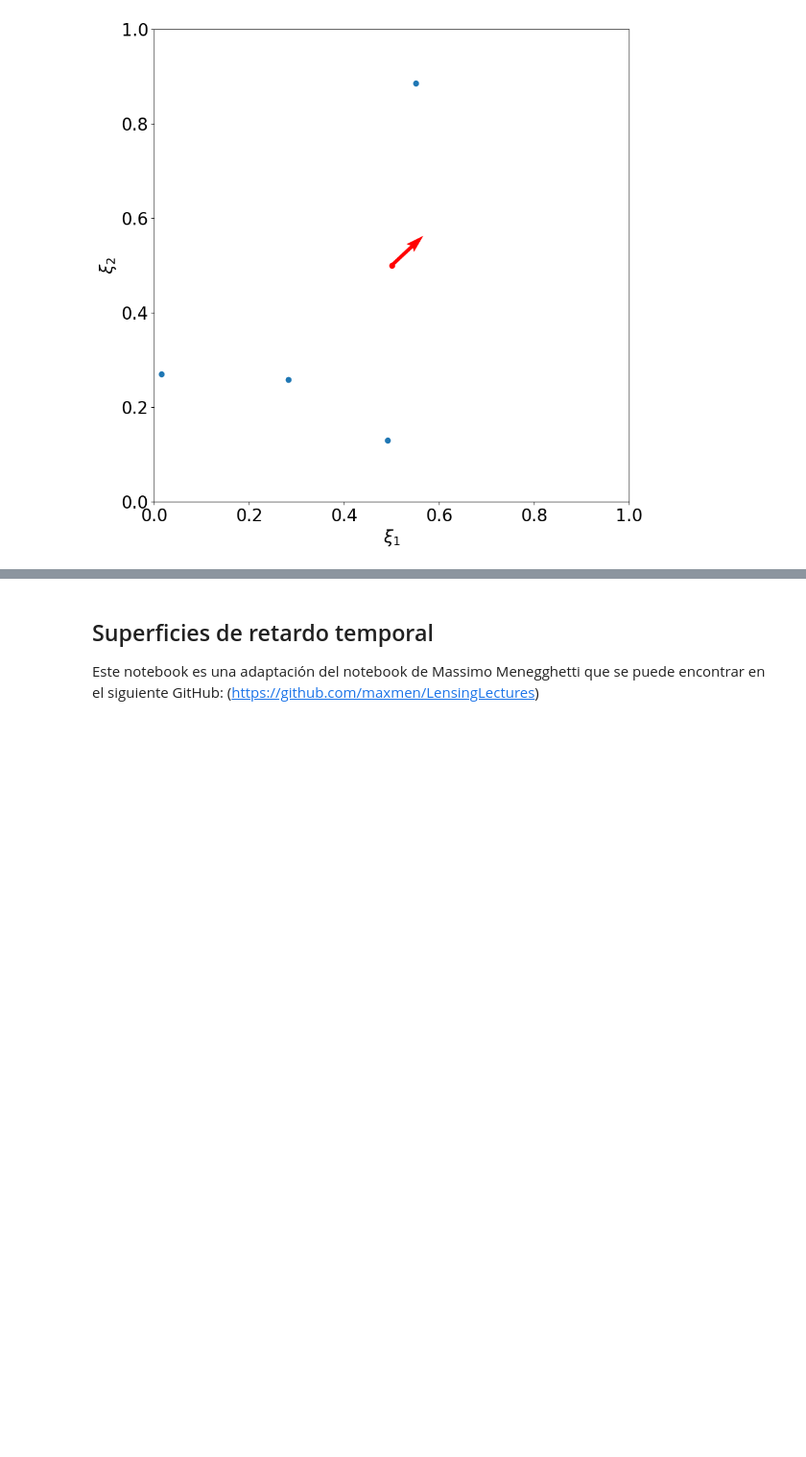
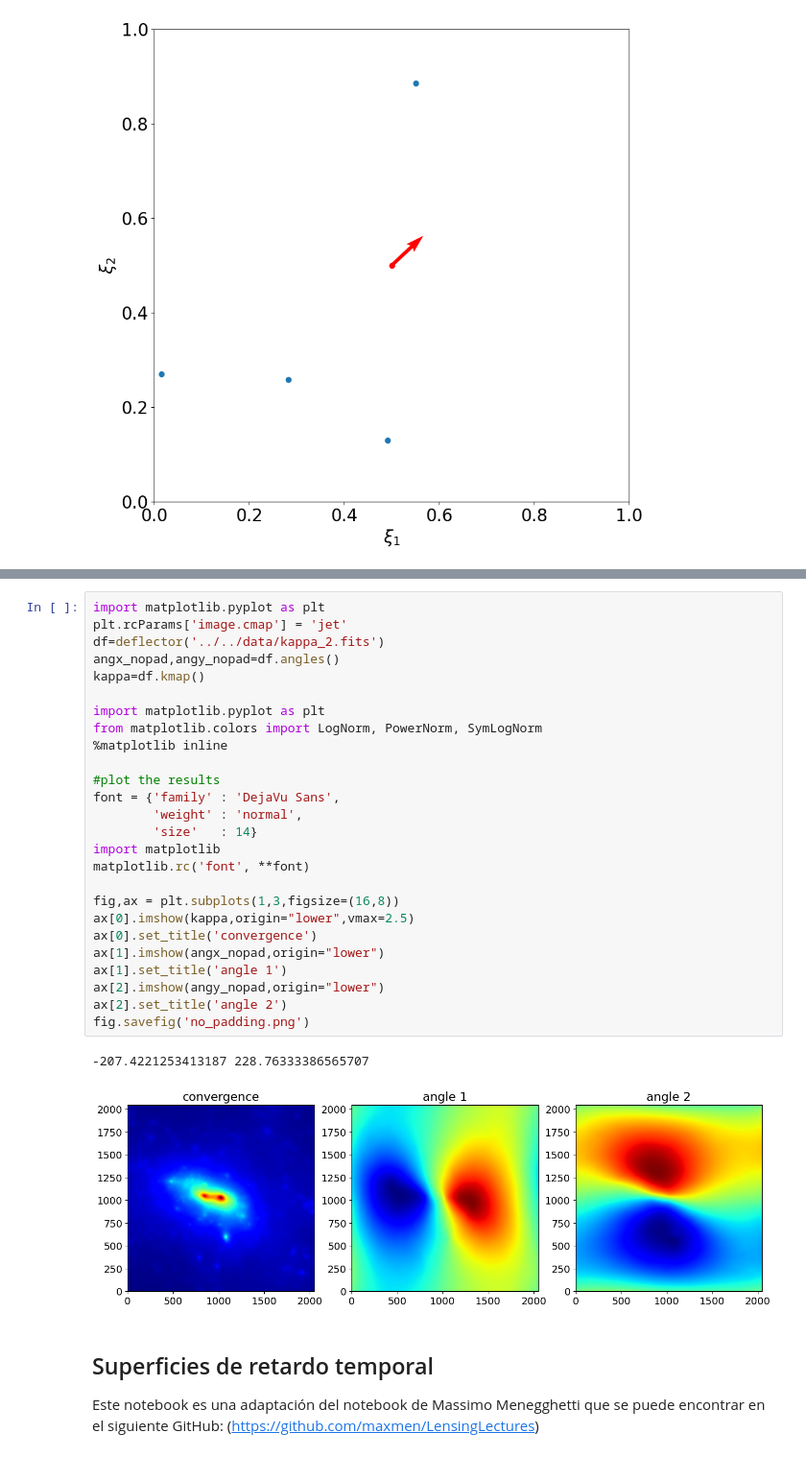
Before and after one commit to UnaiRazkin/El-fen-meno-de-lente-gravitacional-simulaci-n-para-un-agujero-negro, a Jupyter notebook: Notebooks/Massimo_Meneghetti/Lentes múltiples.ipynb, the cells around one changed output, grey strips where cells are left out. Shown at 96% size. Cells and saved outputs as stored; diff of their text form; blank space fills up the shorter version.

```diff
--- a/Notebooks/Massimo_Meneghetti/Lentes múltiples.ipynb
+++ b/Notebooks/Massimo_Meneghetti/Lentes múltiples.ipynb
@@ -74,3 +211,32 @@ ax.yaxis.set_tick_params(labelsize=20)
+# %%
+import matplotlib.pyplot as plt
+plt.rcParams['image.cmap'] = 'jet'
+df=deflector('../../data/kappa_2.fits')
+angx_nopad,angy_nopad=df.angles()
+kappa=df.kmap()
+
+import matplotlib.pyplot as plt
+from matplotlib.colors import LogNorm, PowerNorm, SymLogNorm
+%matplotlib inline
+
+#plot the results
+font = {'family' : 'DejaVu Sans',
+        'weight' : 'normal',
+        'size'   : 14}
+import matplotlib
+matplotlib.rc('font', **font)
+
+fig,ax = plt.subplots(1,3,figsize=(16,8))
+ax[0].imshow(kappa,origin="lower",vmax=2.5)
+ax[0].set_title('convergence')
+ax[1].imshow(angx_nopad,origin="lower")
+ax[1].set_title('angle 1')
+ax[2].imshow(angy_nopad,origin="lower")
+ax[2].set_title('angle 2')
+fig.savefig('no_padding.png')
+# %% [output]
+-207.4221253413187 228.76333386565707
+[figure, added]
 # %% [markdown]
 ## Superficies de retardo temporal
 
```
Also changed, not shown: parts of 6 cells of this notebook.
